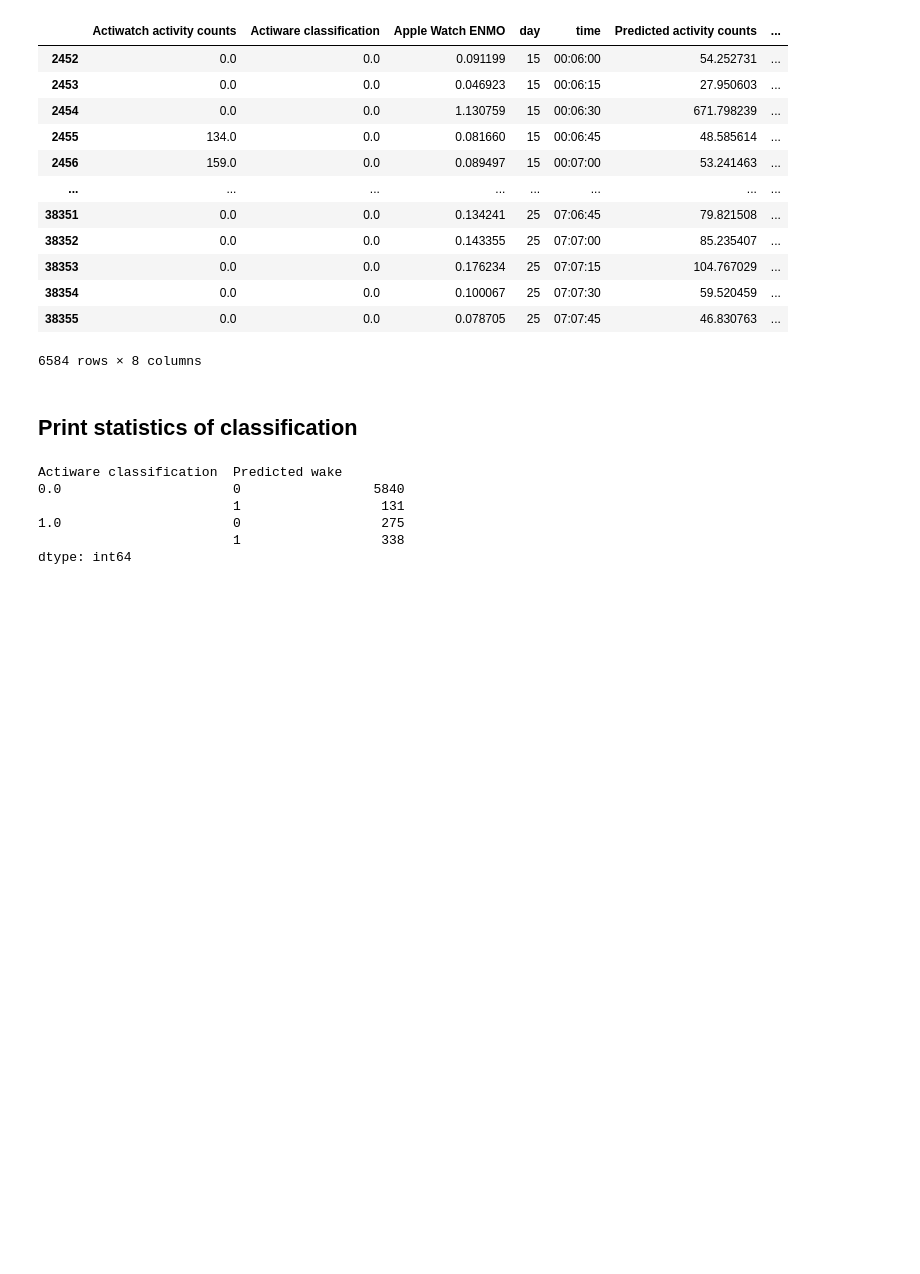
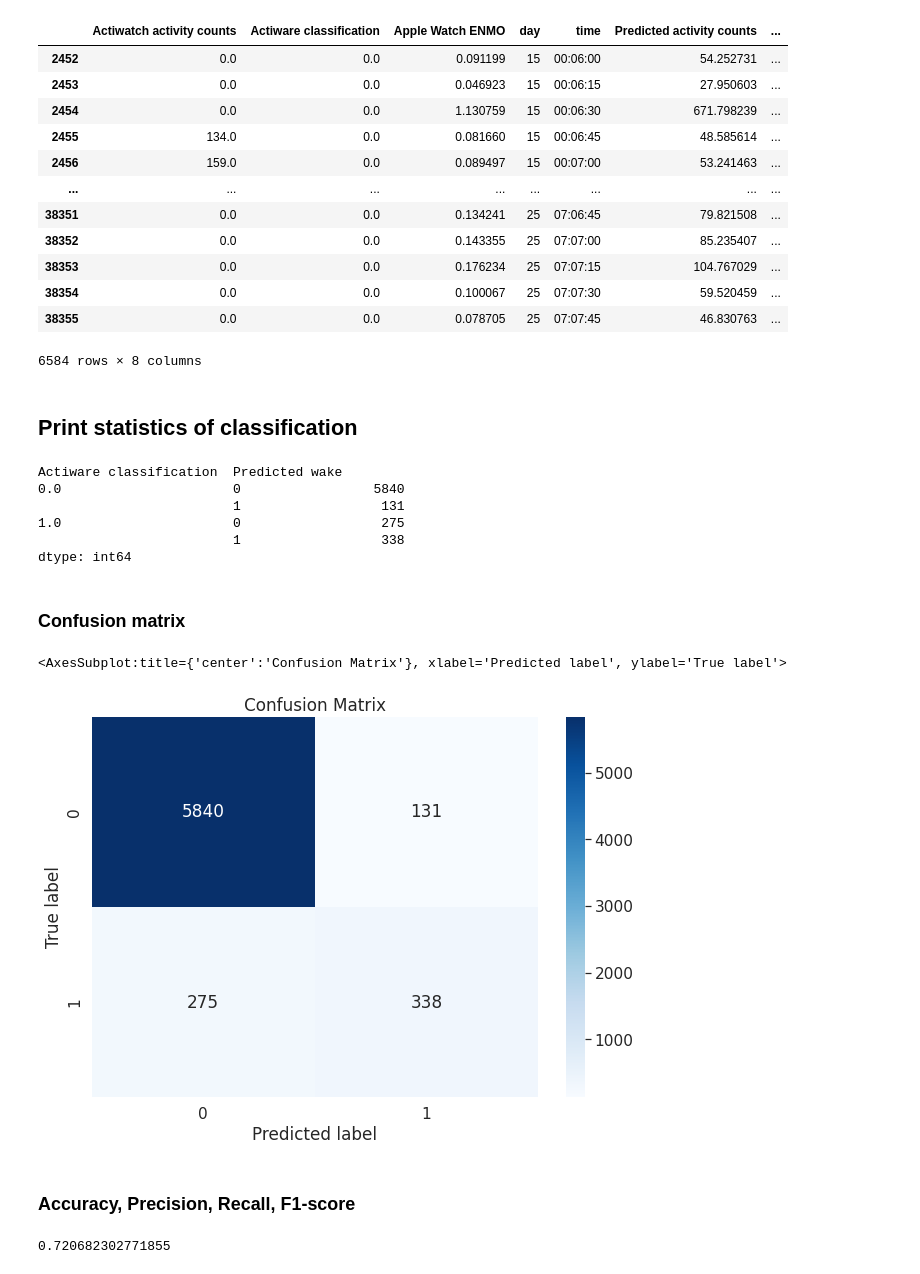
Before and after one commit to notallheroeswearcapes/ifn646_group9, a Jupyter notebook: submission.ipynb, the cells around one changed output. Drawn from its saved outputs; the diff is of its cells as text; code cells hidden in the pictures; blank space fills up the shorter version.

Commit message:
confusion matrix

```diff
--- a/submission.ipynb
+++ b/submission.ipynb
@@ -228,3 +232,33 @@ Actiware classification  Predicted wake
 1.0                      0                  275
                          1                  338
 dtype: int64
+# %% [markdown]
+### Confusion matrix
+# %%
+from sklearn.metrics import confusion_matrix
+
+# create matrix
+conf_mat = confusion_matrix(test['Actiware classification'], test['Predicted wake'])
+
+# put matrix into data frame
+df_cm = pd.DataFrame(conf_mat, range(2), range(2))
+
+# plot matrix with blues color style
+plt.figure(figsize=(10,7))
+sns.set(font_scale=1.4)
+
+s = sns.heatmap(df_cm, annot=True, cmap='Blues', fmt='g')
+s.set(xlabel='Predicted label', ylabel='True label', title='Confusion Matrix')
+
+s
+# %% [output]
+<AxesSubplot:title={'center':'Confusion Matrix'}, xlabel='Predicted label', ylabel='True label'>
+[figure, added]
+# %% [markdown]
+### Accuracy, Precision, Recall, F1-score
+# %%
+from sklearn.metrics import precision_score
+# Precision
+precision_score(test['Actiware classification'], test['Predicted wake'])
+# %% [output]
+0.720682302771855
```
Also changed, not shown: parts of 2 cells of this notebook.
